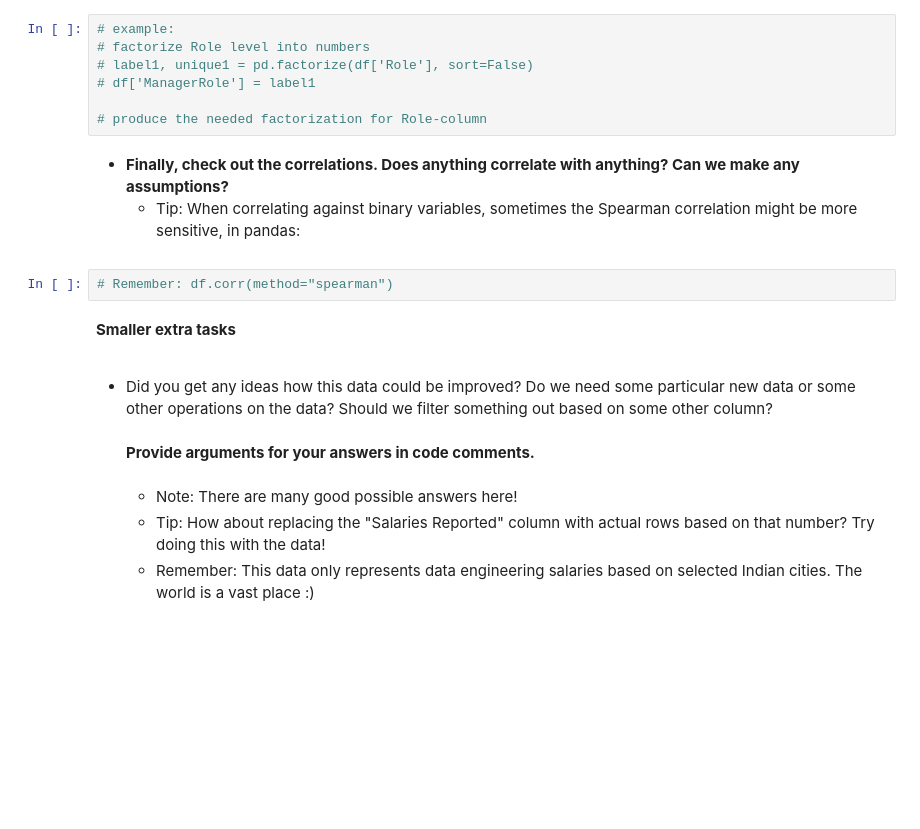
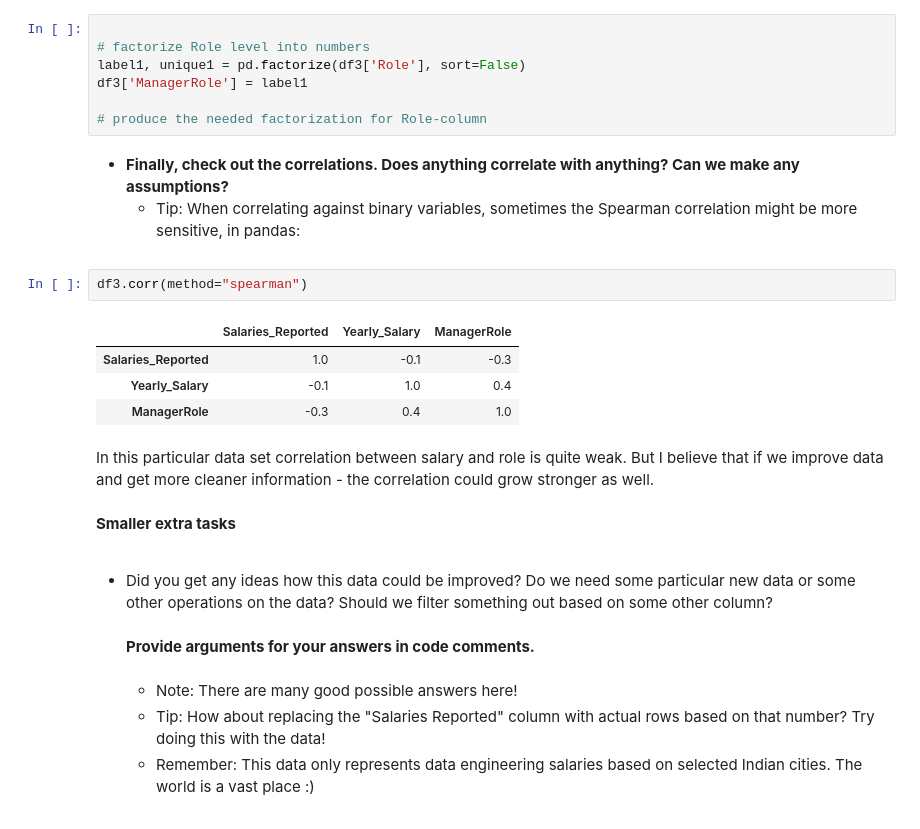
Before and after one commit to KirSobolev/Introduction-to-data-analytics, a Jupyter notebook: Exercise_set_2_Pandas/DataAnalyticsExerciseSet2.ipynb, the cells around one changed output. Drawn from its saved outputs; the diff is of its cells as text; blank space fills up the shorter version.

```diff
--- a/Exercise_set_2_Pandas/DataAnalyticsExerciseSet2.ipynb
+++ b/Exercise_set_2_Pandas/DataAnalyticsExerciseSet2.ipynb
@@ -467,10 +467,10 @@ df3 = df3[~((df3['Yearly_Salary'] < 1200) & (df3['Job_Title'] == 'Data Scientist
 </ul>
 </ul>
 # %%
-# example:
+
 # factorize Role level into numbers
-# label1, unique1 = pd.factorize(df['Role'], sort=False)
-# df['ManagerRole'] = label1
+label1, unique1 = pd.factorize(df3['Role'], sort=False)
+df3['ManagerRole'] = label1
 
 # produce the needed factorization for Role-column
 # %% [markdown]
@@ -481,7 +481,15 @@ df3 = df3[~((df3['Yearly_Salary'] < 1200) & (df3['Job_Title'] == 'Data Scientist
 </ul>
 </ul>
 # %%
-# Remember: df.corr(method="spearman")
+df3.corr(method="spearman")
+# %% [output]
+|  | Salaries_Reported | Yearly_Salary | ManagerRole |
+| Salaries_Reported | 1.0 | -0.1 | -0.3 |
+| Yearly_Salary | -0.1 | 1.0 | 0.4 |
+| ManagerRole | -0.3 | 0.4 | 1.0 |
+# %% [markdown]
+In this particular data set correlation between salary and role is quite weak.
+But I believe that if we improve data and get more cleaner information - the correlation could grow stronger as well.
 # %% [markdown]
 <b>Smaller extra tasks</b><br><br>
 <ul>
```
Also changed, not shown: parts of 6 cells of this notebook, 3 other files.
